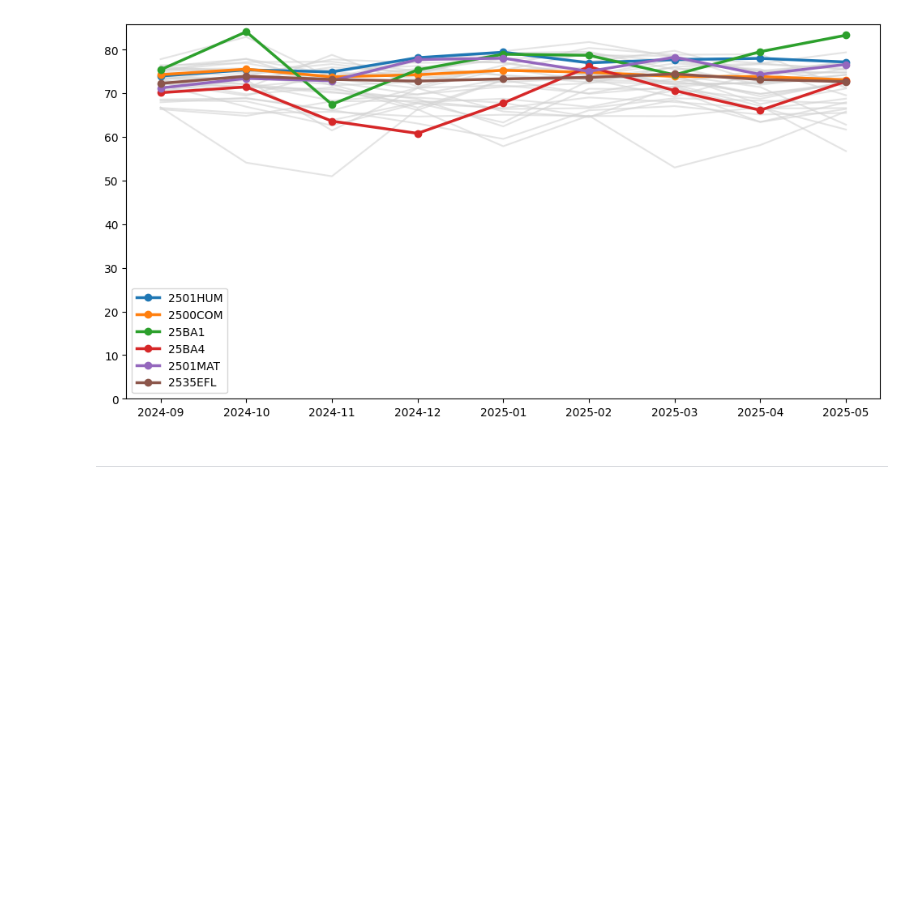
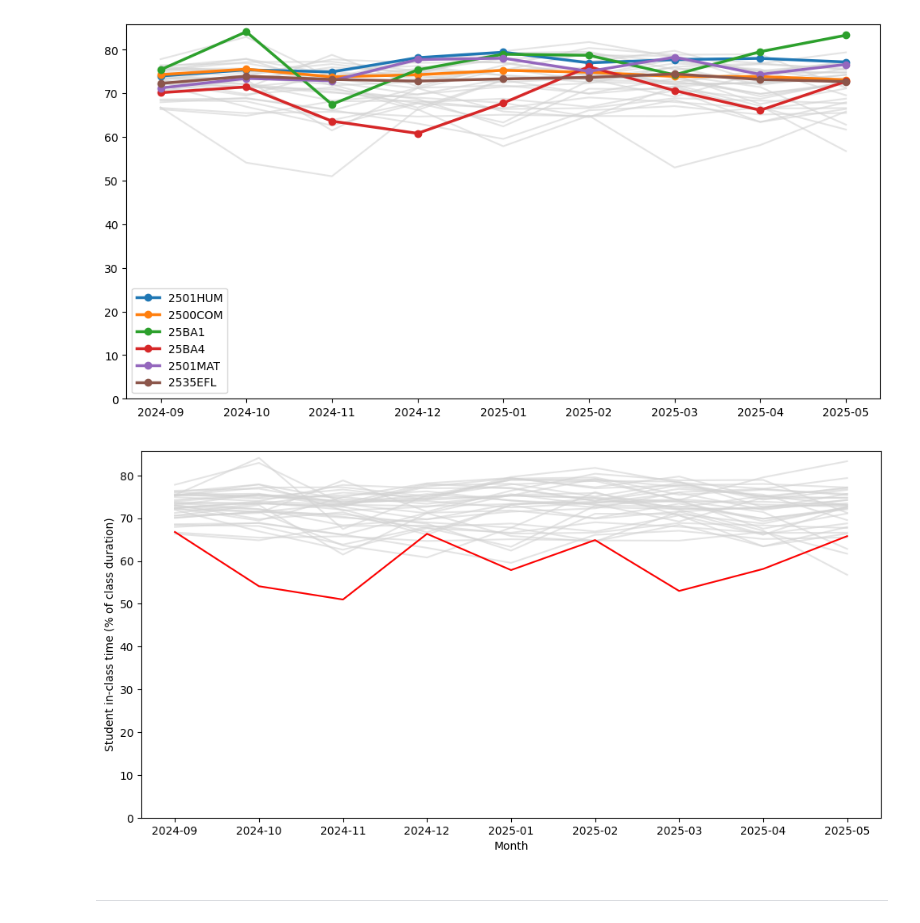
Before and after one commit to tthvan/Customer-Retention-Analysis, a Jupyter notebook: cleanin.ipynb, the cells around one changed output. Saved outputs shown, nothing was run; the diff lists cells and outputs as text; code cells hidden in the pictures; blank space fills up the shorter version.

```diff
--- a/cleanin.ipynb
+++ b/cleanin.ipynb
@@ -1078,10 +1078,27 @@ plt.show()
 # %%
 plt.figure(figsize=(12,6))
 
 for col in pivot_months_duration.columns[1:]:
     plt.plot(
-        pivot_months_duration['month']
+        pivot_months_duration['month'].astype(str),
+        pivot_months_duration[col],
+        color='lightgray', alpha=0.6
     )
+
+highlight = ['25APENG']
+for col in highlight:
+    plt.plot(
+        pivot_months_duration['month'].astype(str),
+        pivot_months_duration[col],
+        color='red', alpha=1, label=col
+    )
+
+plt.ylim(bottom=0)
+plt.xlabel('Month')
+plt.ylabel('Student in-class time (% of class duration)')
+plt.show()
+# %% [output]
+[figure, added]
 # %% [markdown]
 ---
 # %% [markdown]
```
